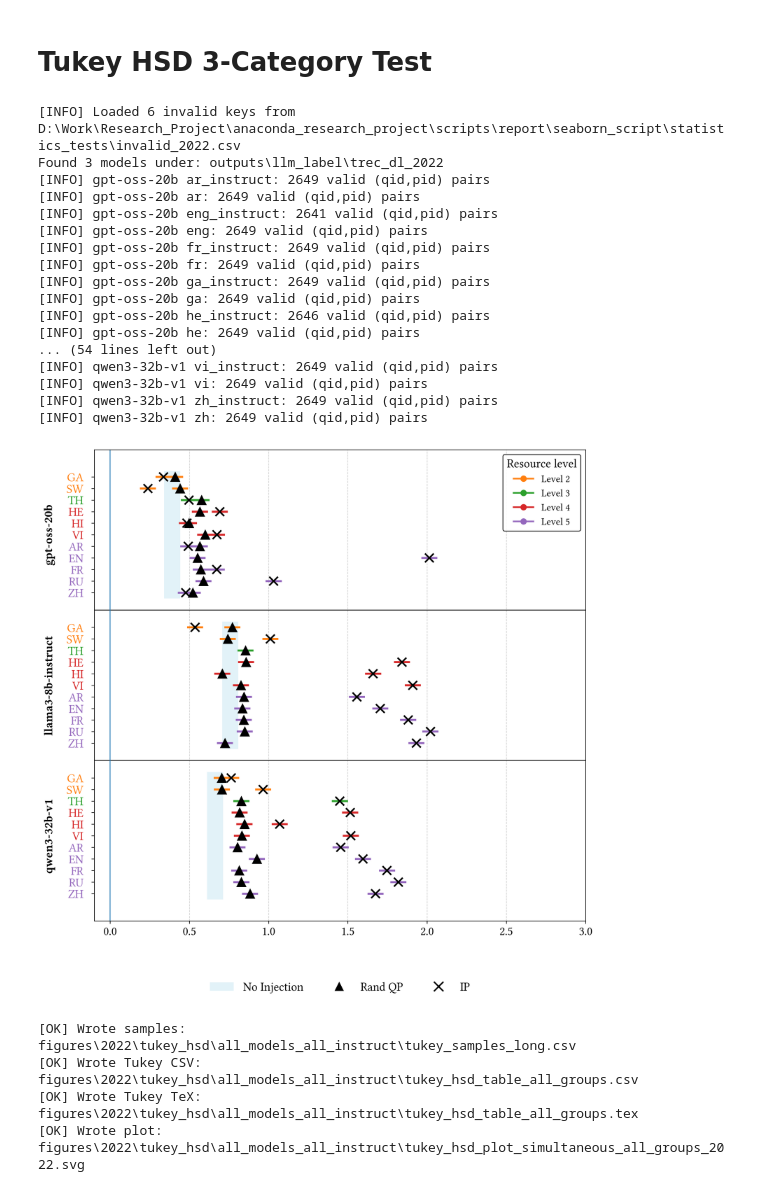
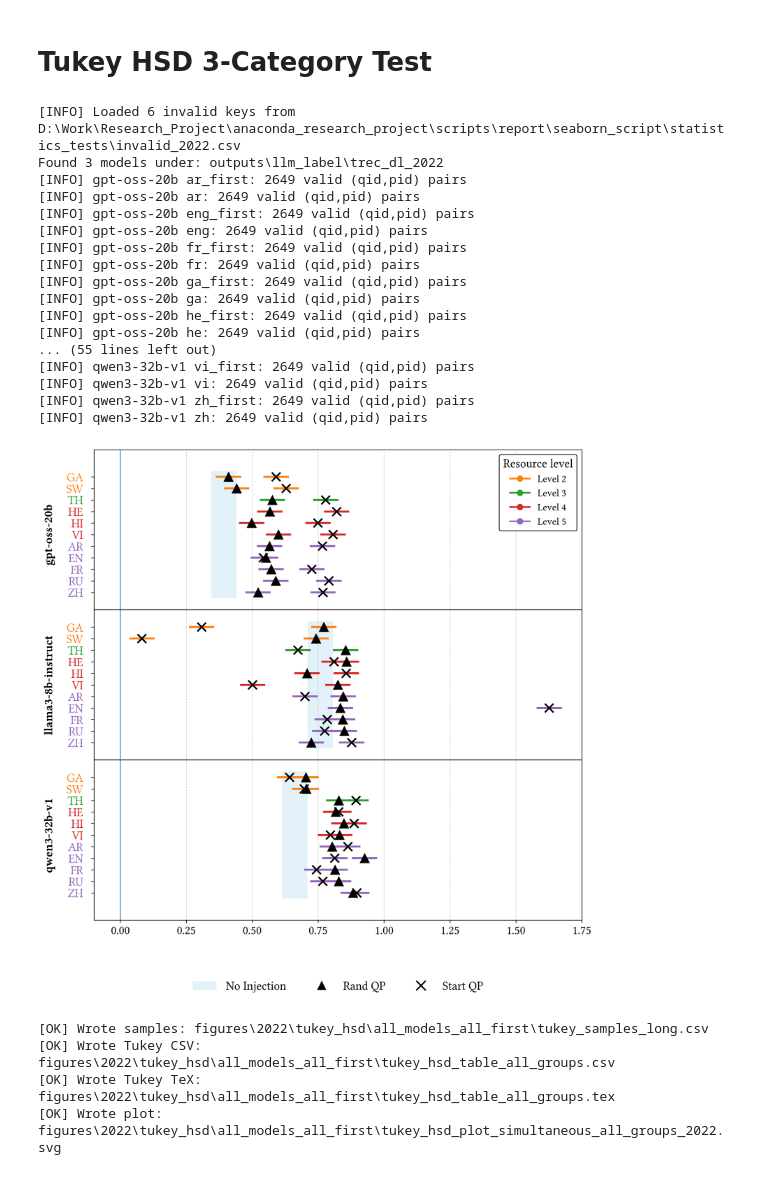
Before and after one commit to kaisergrimlock/anaconda_research_project, a Jupyter notebook: scripts/report/seaborn_script/statistics_tests/tukey_hsd_3_category.ipynb, the cells around one changed output. Saved outputs shown, nothing was run; the diff lists cells and outputs as text; code cells hidden in the pictures.

Commit message:
updated chart

```diff
--- a/scripts/report/seaborn_script/statistics_tests/tukey_hsd_3_category.ipynb
+++ b/scripts/report/seaborn_script/statistics_tests/tukey_hsd_3_category.ipynb
@@ -41,13 +41,13 @@ from helpers.output_writer import write_df
 # %%
 ALPHA = 0.25
 LABELS = [0, 1, 2, 3]
-LANG_PROFILE = "instruct"
+LANG_PROFILE = "first"
 LANGS: List[str] = get_langs(LANG_PROFILE)
 METRIC = "mean_diff"
 
-CATEGORY_SUFFIXES: Sequence[str] = ("_instruct",)
-EXTRA_STRIP_SUFFIXES: Sequence[str] = ("_instruct",)
-CATEGORY_LABEL = "IP"
+CATEGORY_SUFFIXES: Sequence[str] = ("_first",)
+EXTRA_STRIP_SUFFIXES: Sequence[str] = ("_first",)
+CATEGORY_LABEL = "Start QP"
 CATEGORY_MARKER = "x"
 BASELINE_LABEL = "Rand QP"
 BASELINE_MARKER = "^"
@@ -626,47 +626,47 @@ categorized_variant_legend(
 )
 
 center_x_axis_at_zero(ax)
-ax.set_xlim(-0.1, 3.0)
+ax.set_xlim(-0.1, 1.75)
 ax.tick_params(axis="y", pad=10)
 
 ax.grid(axis="x", linestyle="--", linewidth=0.7, alpha=0.6)
 ax.set_axisbelow(True)
 ax.set_title(None)
 ax.set_xlabel(None)
 ax.set_ylabel(None)
 
 plt.tight_layout()
 plt.savefig(OUT_SIMUL_SVG, format="svg")
 plt.savefig(OUT_SIMUL_PDF, format="pdf", bbox_inches="tight", pad_inches=0.02)
 plt.show()
 plt.close(fig)
 
 print(f"\n[OK] Wrote samples: {OUT_SAMPLES}")
 print(f"[OK] Wrote Tukey CSV: {OUT_TUKEY_CSV}")
 print(f"[OK] Wrote Tukey TeX: {OUT_TUKEY_TEX}")
 print(f"[OK] Wrote plot: {OUT_SIMUL_SVG}")
 if skipped:
     print(f"[INFO] Skipped {skipped} files due to errors (see logs above).")
 # %% [output]
 [INFO] Loaded 6 invalid keys from D:\Work\Research_Project\anaconda_research_project\scripts\report\seaborn_script\statistics_tests\invalid_2022.csv
 Found 3 models under: outputs\llm_label\trec_dl_2022
-[INFO] gpt-oss-20b ar_instruct: 2649 valid (qid,pid) pairs
+[INFO] gpt-oss-20b ar_first: 2649 valid (qid,pid) pairs
 [INFO] gpt-oss-20b ar: 2649 valid (qid,pid) pairs
-[INFO] gpt-oss-20b eng_instruct: 2641 valid (qid,pid) pairs
+[INFO] gpt-oss-20b eng_first: 2649 valid (qid,pid) pairs
 [INFO] gpt-oss-20b eng: 2649 valid (qid,pid) pairs
-[INFO] gpt-oss-20b fr_instruct: 2649 valid (qid,pid) pairs
+[INFO] gpt-oss-20b fr_first: 2649 valid (qid,pid) pairs
 [INFO] gpt-oss-20b fr: 2649 valid (qid,pid) pairs
-[INFO] gpt-oss-20b ga_instruct: 2649 valid (qid,pid) pairs
+[INFO] gpt-oss-20b ga_first: 2649 valid (qid,pid) pairs
 [INFO] gpt-oss-20b ga: 2649 valid (qid,pid) pairs
-[INFO] gpt-oss-20b he_instruct: 2646 valid (qid,pid) pairs
+[INFO] gpt-oss-20b he_first: 2649 valid (qid,pid) pairs
 [INFO] gpt-oss-20b he: 2649 valid (qid,pid) pairs
-... (54 lines left out)
-[INFO] qwen3-32b-v1 vi_instruct: 2649 valid (qid,pid) pairs
+... (55 lines left out)
+[INFO] qwen3-32b-v1 vi_first: 2649 valid (qid,pid) pairs
 [INFO] qwen3-32b-v1 vi: 2649 valid (qid,pid) pairs
-[INFO] qwen3-32b-v1 zh_instruct: 2649 valid (qid,pid) pairs
+[INFO] qwen3-32b-v1 zh_first: 2649 valid (qid,pid) pairs
 [INFO] qwen3-32b-v1 zh: 2649 valid (qid,pid) pairs
-[figure, old version]
+[figure, new version]
-[OK] Wrote samples: figures\2022\tukey_hsd\all_models_all_instruct\tukey_samples_long.csv
-[OK] Wrote Tukey CSV: figures\2022\tukey_hsd\all_models_all_instruct\tukey_hsd_table_all_groups.csv
-[OK] Wrote Tukey TeX: figures\2022\tukey_hsd\all_models_all_instruct\tukey_hsd_table_all_groups.tex
-[OK] Wrote plot: figures\2022\tukey_hsd\all_models_all_instruct\tukey_hsd_plot_simultaneous_all_groups_2022.svg
+[OK] Wrote samples: figures\2022\tukey_hsd\all_models_all_first\tukey_samples_long.csv
+[OK] Wrote Tukey CSV: figures\2022\tukey_hsd\all_models_all_first\tukey_hsd_table_all_groups.csv
+[OK] Wrote Tukey TeX: figures\2022\tukey_hsd\all_models_all_first\tukey_hsd_table_all_groups.tex
+[OK] Wrote plot: figures\2022\tukey_hsd\all_models_all_first\tukey_hsd_plot_simultaneous_all_groups_2022.svg
```
Also changed, not shown: 8 other files.
